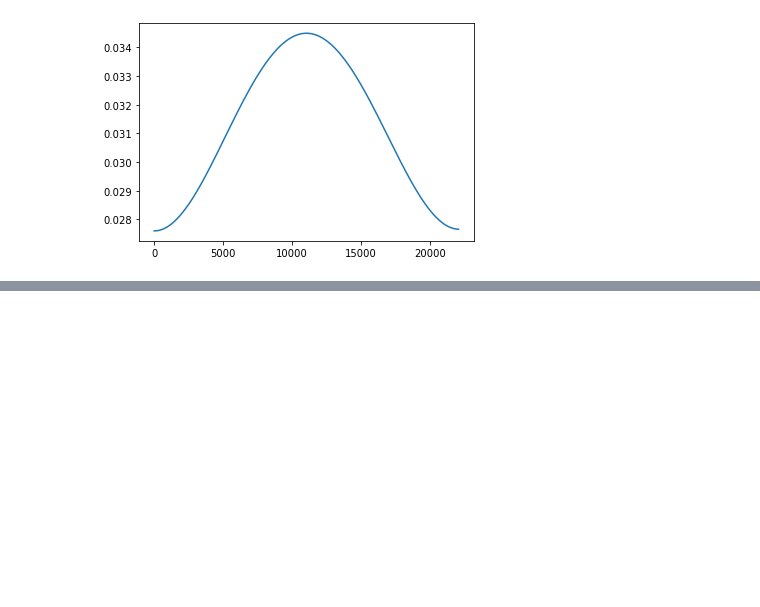
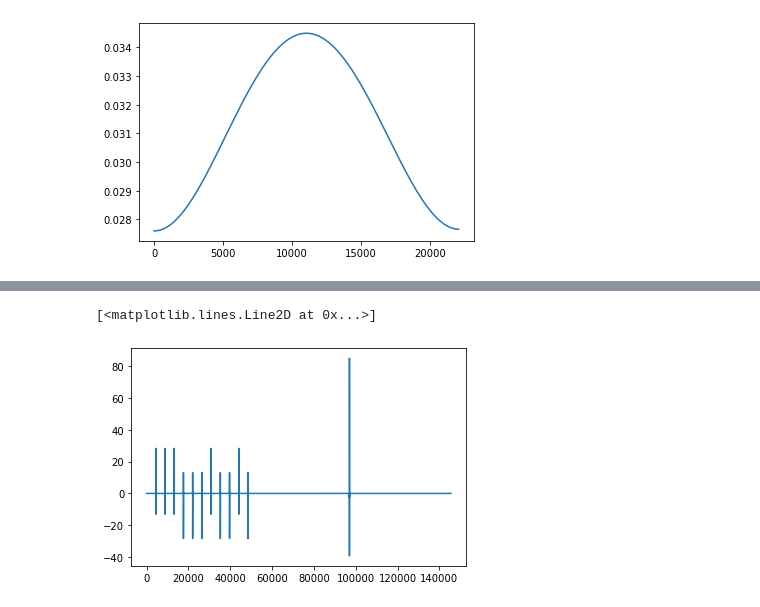
Before and after one commit to JingbiaoMei/Cambridge-Blue-Noise, a Jupyter notebook: Chirps.ipynb, the cells around one changed output, grey strips where cells are left out. Drawn from its saved outputs; the diff is of its cells as text; code cells hidden in the pictures; blank space fills up the shorter version.

```diff
--- a/Chirps.ipynb
+++ b/Chirps.ipynb
@@ -285,0 +263,5 @@ plt.plot(conv[b_max-20:b_max+20])
+# %%
+plt.plot(np.convolve(np.flip(ch), sync_tst))
+# %% [output]
+[<matplotlib.lines.Line2D at 0x...>]
+[figure, added]
```
Also changed, not shown: parts of 12 cells of this notebook, 6 other files.
